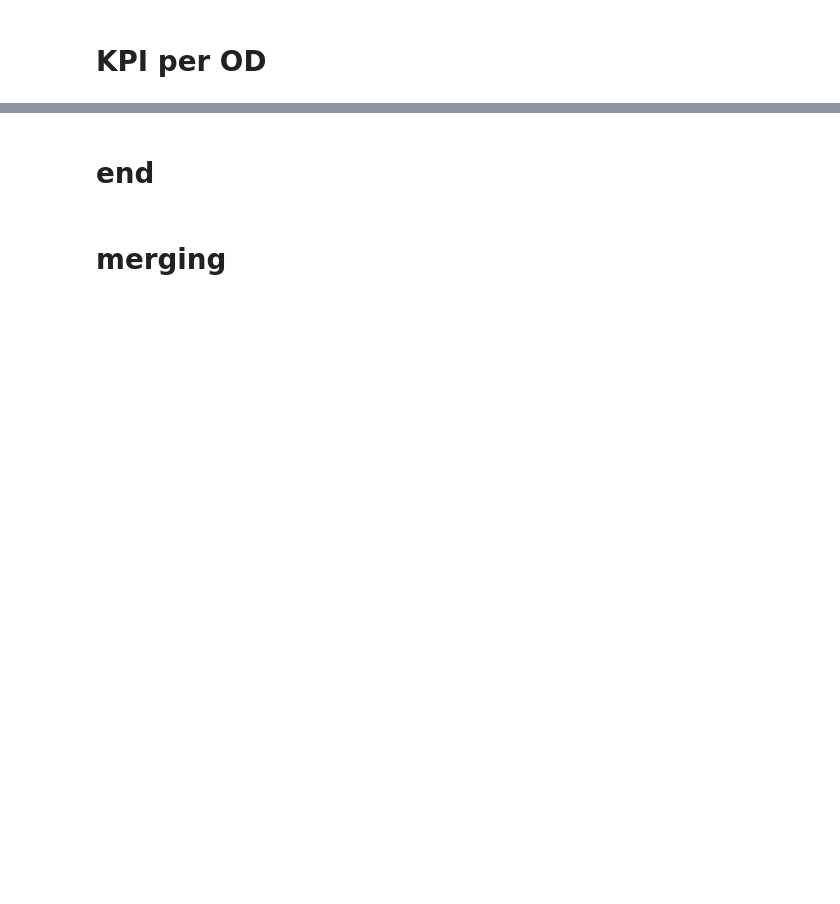
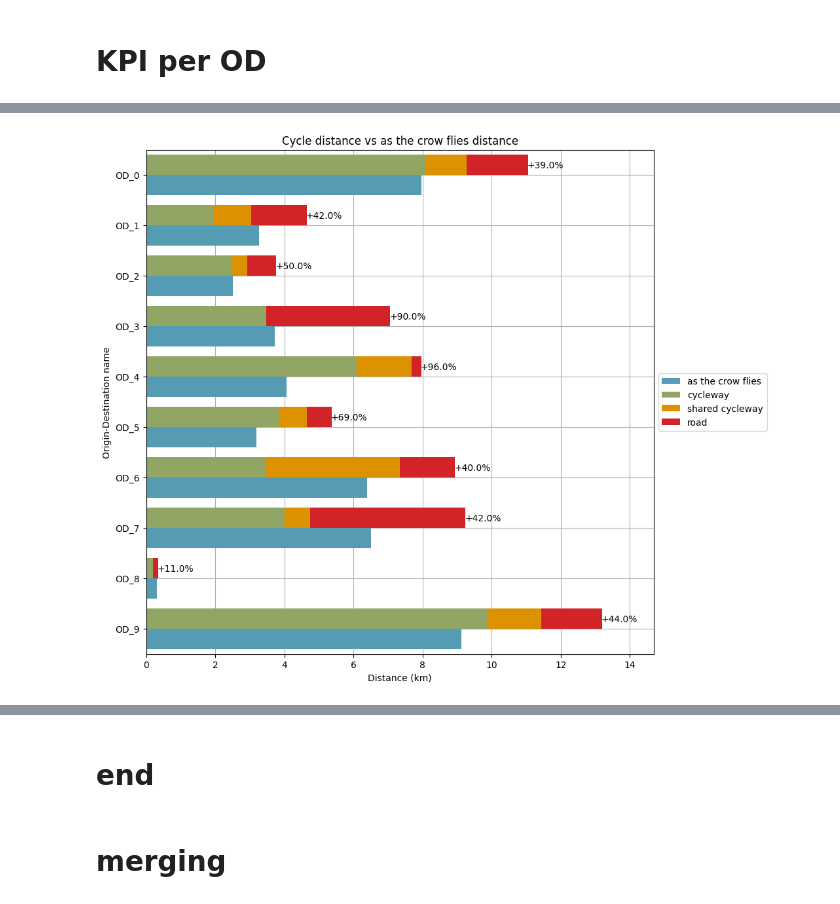
Before and after one commit to systragroup/quetzal_cyclops, a Jupyter notebook: notebooks/2_model/cyclops_model.ipynb, the cells around one changed output, grey strips where cells are left out. Saved outputs shown, nothing was run; the diff lists cells and outputs as text; code cells hidden in the pictures; blank space fills up the shorter version.

```diff
--- a/notebooks/2_model/cyclops_model.ipynb
+++ b/notebooks/2_model/cyclops_model.ipynb
@@ -375,9 +384,24 @@ json_data['ingoing volume'] = data
+# %%
+def agg_func(x):
+    return dict(x.values)
+# %%
+json_data={}
+
+grouped = demand.groupby(["origin", "destination"])["volume"].sum().reset_index()
+grouped['outgoing volume'] = list(zip(grouped['destination'],grouped['volume']))
+data = grouped.groupby('origin').agg({'outgoing volume':agg_func}).to_dict()
+json_data.update(data)
+# %%
+grouped = demand.groupby(["destination", "origin"])["volume"].sum().reset_index()
+grouped['ingoing volume'] = list(zip(grouped['origin'],grouped['volume']))
+data = grouped.groupby('destination').agg({'ingoing volume':agg_func}).to_dict()
+json_data.update(data)
 # %%
-
-with open(output_folder + 'zones.json', 'w') as json_file:
-    json.dump(json_data,json_file)
-with open(output_folder + 'demand.json', 'w') as json_file:
-    json.dump(json_data,json_file)
+if len(demand)>1: # if demand is provided.
+    with open(output_folder + 'zones.json', 'w') as json_file:
+        json.dump(json_data,json_file)
+    with open(output_folder + 'demand.json', 'w') as json_file:
+        json.dump(json_data,json_file)
 # %%
 production = demand.groupby(["origin"])["volume"].sum().to_dict()
 attraction = demand.groupby(["destination"])["volume"].sum().to_dict()
@@ -812,31 +866,33 @@ if od_file_provided:
 # %%
 if od_file_provided:
     fig, ax = plt.subplots(figsize=(10,10))
     res['crow (km)'].plot(kind='barh',ax=ax, color=colors[0], position=0, width=0.4)
     res[['yes (km)', 'shared (km)', 'no (km)']].plot(kind='barh', stacked=True, ax=ax, position=1, width=0.4, color=colors[1:])
 
 
     spacing = (ax.get_xticks()[1] - ax.get_xticks()[0])/2
     annot_position = res['cycle (km)'].values + spacing/2
     plt.ylim([-0.5,len(res)-0.5])
     plt.xlim(ax.get_xticks()[0], max(annot_position) + spacing)
-    annot_percent = ['+'+str(round(val)-100)+'%' for val in res['cycle/crow (%)'].values]
+    annot_percent = ['+'+str(np.round(val)-100)+'%' for val in res['cycle/crow (%)'].values]
     for i in range(len(annot_position)):
         plt.annotate(annot_percent[i], xy=(annot_position[i], i-0.1), ha='center', va='bottom',fontsize=10)
 
 
 
     plt.legend(['as the crow flies', 'cycleway','shared cycleway', 'road'],loc='center left', bbox_to_anchor=(1, 0.5), ncol=1)
     plt.gca().invert_yaxis()
     plt.xlabel("Distance (km)")
     plt.ylabel('Origin-Destination name')
     plt.grid(True, 'major', linestyle='-', axis='both')
     ax.set_axisbelow(True)
 
 
 
     plt.title('Cycle distance vs as the crow flies distance')
     plt.savefig(output_folder+'4_od_distance_km.png')
+# %% [output]
+[figure, added]
 # %%
 if od_file_provided:
     ax = res[['yes (%)', 'shared (%)', 'no (%)']].plot(kind='barh',stacked=True,figsize=(10, 10),color=colors[1:])
```
Also changed, not shown: parts of 28 cells of this notebook, 1 other file.
